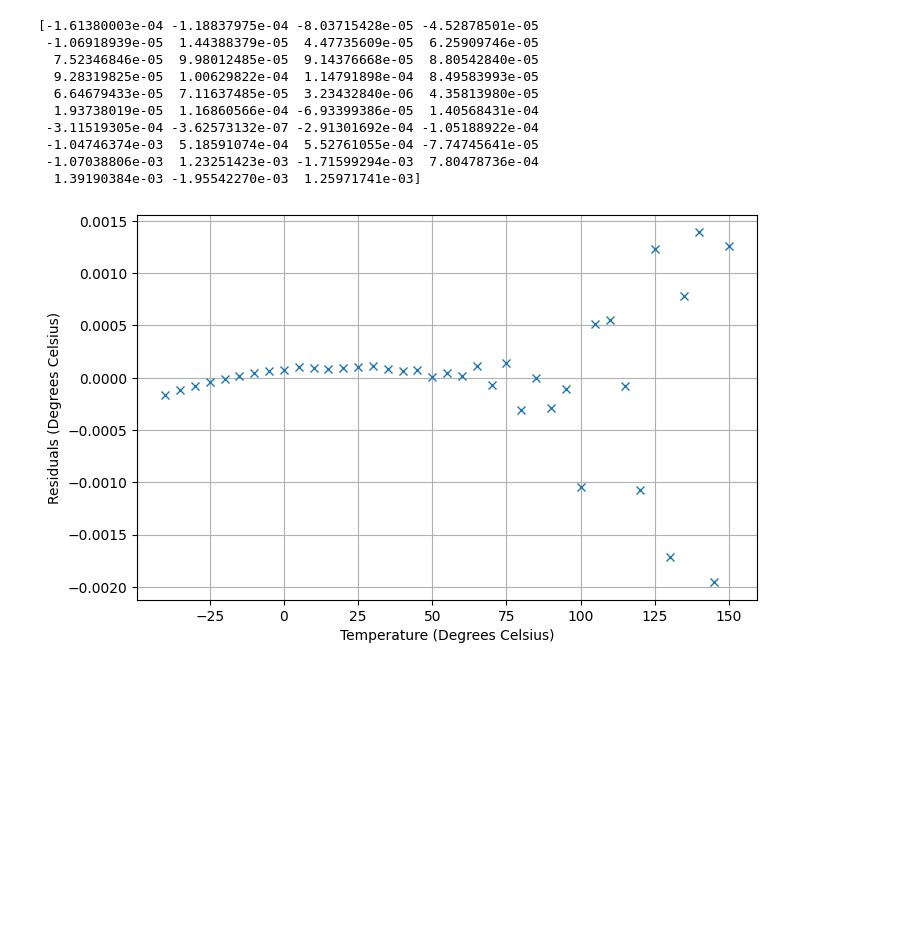
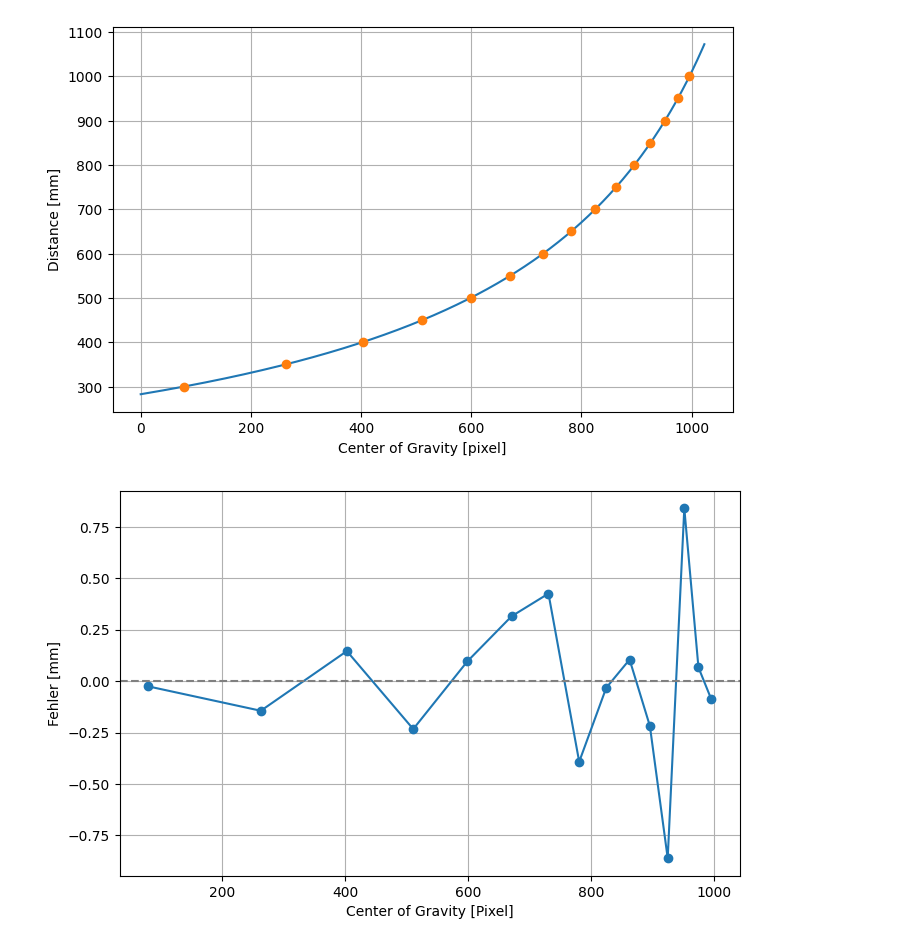
Before and after one commit to SaschaZumstein/LTS, a Jupyter notebook: LTS_SaschaZumstein_Test/LTS_CurveFit.ipynb, the cells around one changed output. Cells and saved outputs as stored; diff of their text form; code cells hidden in the pictures; blank space fills up the shorter version.

```diff
--- a/LTS_SaschaZumstein_Test/LTS_CurveFit.ipynb
+++ b/LTS_SaschaZumstein_Test/LTS_CurveFit.ipynb
@@ -46,10 +10,14 @@ Once the model is identified (meaning A, B and C are known), you can easily tran
-# %%
-def objective_function(x, R, T):
-    A, B, C = x
-    Test = 1/(A+B*np.log(R)+C*np.log(R)**3)
-    return Test - T
+# %%
+data = np.genfromtxt('C:/Users/zumst/git/LTS/LTS_SaschaZumstein_Test/LTS_CurveData.csv', delimiter=';', skip_header=1)
+z_mess = data[:,0] # distance
+cog_mess = data[:,1] # center of Gravit
+# %%
+def objective_function(x, cog, z):
+    a, b, c = x
+    z_est = (a+b*cog)/(1+c*cog)
+    return z_est - z
 # %%
-x0 = [1e-3, 1e-3, 1e-3]
-result = least_squares(objective_function, x0, args=(R, T+273.15))
+x0 = [1.0, 1.0, 1.0]
+result = least_squares(objective_function, x0, args=(cog_mess, z_mess))
 print(result)
 # %% [output]
@@ -88,24 +40,25 @@ ax.grid()
 # %%
-residuals = objective_function(result.x, R, T+273.15)
-
-print(residuals)
+cog_calc = np.linspace(0, 1023, 1024)
+z_calc = objective_function(result.x, cog_calc, 0)
 
 fig = plt.figure()
 ax = fig.add_subplot(111)
-ax.plot(T, residuals, 'x')
-ax.set_xlabel('Temperature (Degrees Celsius)')
-ax.set_ylabel('Residuals (Degrees Celsius)')
-ax.plot()
+ax.plot(cog_calc, z_calc)
+ax.plot(cog_mess, z_mess, 'o')
+ax.set_xlabel('Center of Gravity [pixel]')
+ax.set_ylabel('Distance [mm]')
 ax.grid()
 # %% [output]
-[-1.61380003e-04 -1.18837975e-04 -8.03715428e-05 -4.52878501e-05
- -1.06918939e-05  1.44388379e-05  4.47735609e-05  6.25909746e-05
-  7.52346846e-05  9.98012485e-05  9.14376668e-05  8.80542840e-05
-  9.28319825e-05  1.00629822e-04  1.14791898e-04  8.49583993e-05
-  6.64679433e-05  7.11637485e-05  3.23432840e-06  4.35813980e-05
-  1.93738019e-05  1.16860566e-04 -6.93399386e-05  1.40568431e-04
- -3.11519305e-04 -3.62573132e-07 -2.91301692e-04 -1.05188922e-04
- -1.04746374e-03  5.18591074e-04  5.52761055e-04 -7.74745641e-05
- -1.07038806e-03  1.23251423e-03 -1.71599294e-03  7.80478736e-04
-  1.39190384e-03 -1.95542270e-03  1.25971741e-03]
-[figure, old version]
+[figure, new version]
+# %%
+residuals = objective_function(result.x, cog_mess, 0) - np.array(z_mess)
+
+# Plot
+fig, ax = plt.subplots()
+ax.plot(cog_mess, residuals, 'o-')
+ax.axhline(0, color='gray', linestyle='--')
+ax.set_xlabel('Center of Gravity [Pixel]')
+ax.set_ylabel('Fehler [mm]')
+ax.grid()
+# %% [output]
+[figure, added]
```
Also changed, not shown: parts of 9 cells of this notebook.
